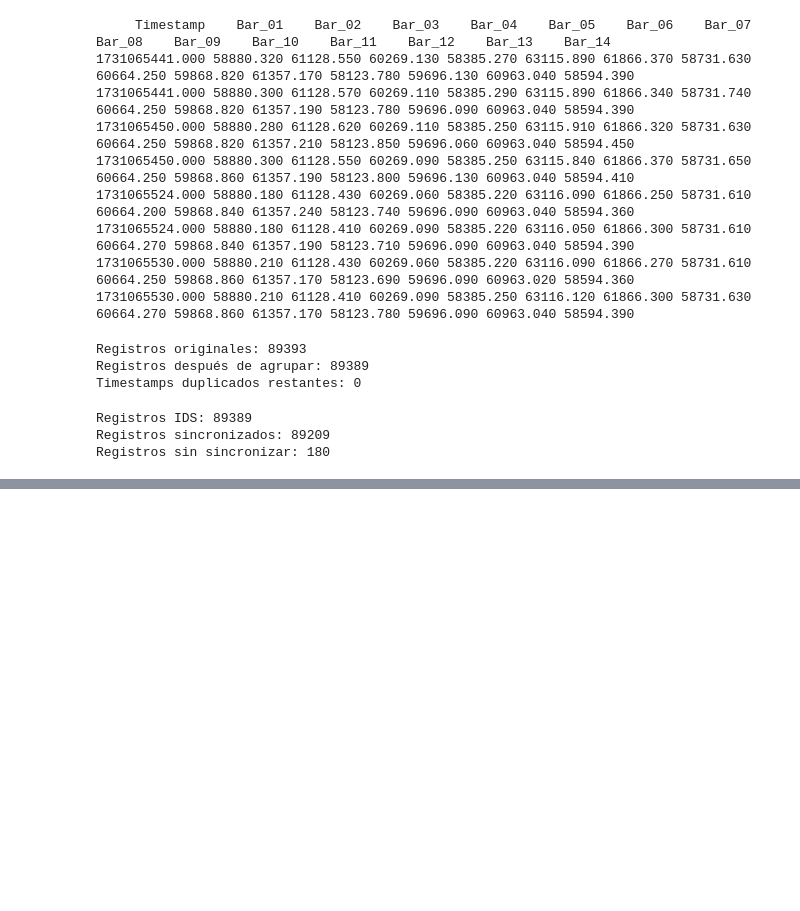
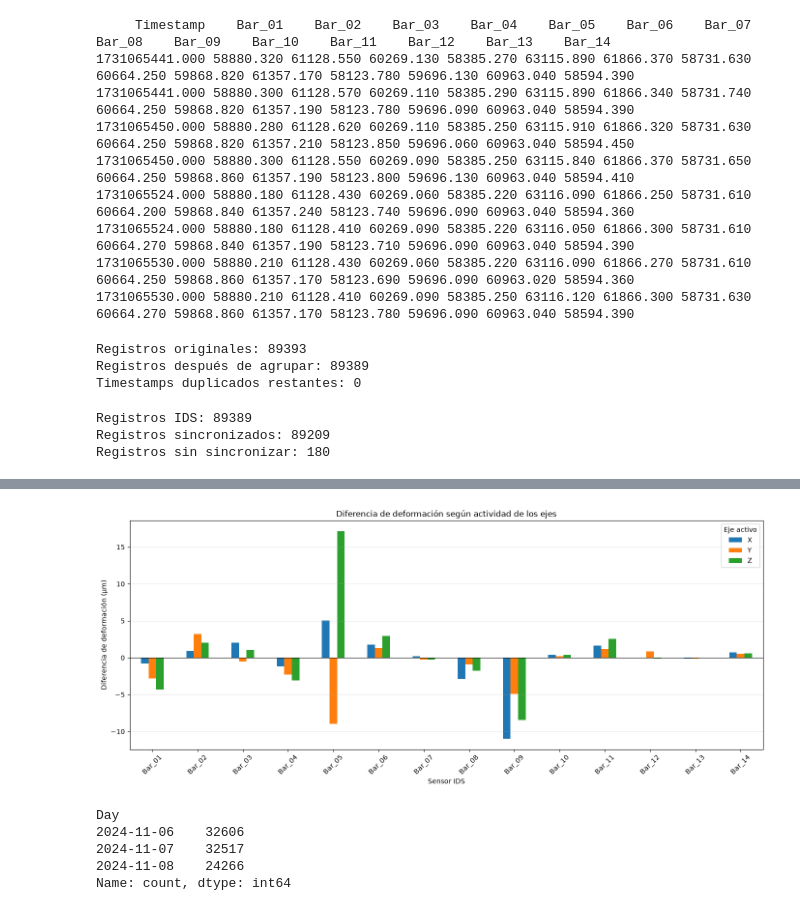
Before and after one commit to mochilooo/cnc-machine-thermal-analysis, a Jupyter notebook: src/main.ipynb, the cells around one changed output, grey strips where cells are left out. Saved outputs shown, nothing was run; the diff lists cells and outputs as text; code cells hidden in the pictures; blank space fills up the shorter version.

```diff
--- a/EDA_YERAY.ipynb
+++ b/src/main.ipynb
@@ -72,8 +72,8 @@ pd.set_option("display.max_rows", 100)
 pd.set_option("display.float_format", "{:.3f}".format)
 # %%
 # Rutas de los archivos originales
-ruta_cnc = "https://zenodo.org/records/16579804/files/CNCVariables6to8November2024.xlsx?download=1"
-ruta_sensores = "https://zenodo.org/records/16579804/files/SensorData6To8November2024.xlsx?download=1"
+ruta_cnc = "data/CNCVariables6to8November2024.xlsx"
+ruta_sensores = "data/SensorData6To8November2024.xlsx"
 
 # Lectura de los archivos Excel
 cnc = pd.read_excel(ruta_cnc)
@@ -3924,3 +3924,16 @@ print(
 Registros IDS: 89389
 Registros sincronizados: 89209
 Registros sin sincronizar: 180
+# %%
+# Comparar deformación IDS según la actividad de cada eje
+
+columnas_ids = list(subset_ids.columns)
+
+for eje in ["X", "Y", "Z"]:
+
+    actividad = f"{eje}_Active"
+
+    resultado = datos_sincronizados.groupby(actividad)[columnas_ids].mean()
+
+    print(f"\nActividad del eje {eje}")
+    print(resultado.round(3))
@@ -3926,0 +3958,47 @@ Registros sin sincronizar: 180
+# %%
+# Calcular diferencias de deformación entre actividad e inactividad
+
+diferencias_ids = {}
+
+for eje in ["X", "Y", "Z"]:
+
+    actividad = f"{eje}_Active"
+
+    medias = datos_sincronizados.groupby(actividad)[columnas_ids].mean()
+
+    diferencias_ids[eje] = medias.loc[True] - medias.loc[False]
+
+diferencias_ids = pd.DataFrame(diferencias_ids)
+
+# Representar las diferencias
+diferencias_ids.plot(
+    kind="bar",
+    figsize=(14, 6)
+)
+
+plt.axhline(0, color="black", linewidth=0.8)
+plt.ylabel("Diferencia de deformación (µm)")
+plt.xlabel("Sensor IDS")
+plt.title("Diferencia de deformación según actividad de los ejes")
+plt.xticks(rotation=45)
+plt.legend(title="Eje activo")
+plt.grid(axis="y", alpha=0.3)
+plt.tight_layout()
+plt.show()
+# %% [output]
+[figure, added]
+# %%
+# Crear la columna Day a partir del timestamp sincronizado
+
+datos_sincronizados["Day"] = pd.to_datetime(
+    datos_sincronizados["Timestamp"],
+    unit="s"
+).dt.date
+
+print(datos_sincronizados["Day"].value_counts().sort_index())
+# %% [output]
+Day
+2024-11-06    32606
+2024-11-07    32517
+2024-11-08    24266
+Name: count, dtype: int64
```
Also changed, not shown: parts of 12 cells of this notebook, 2 other files.
